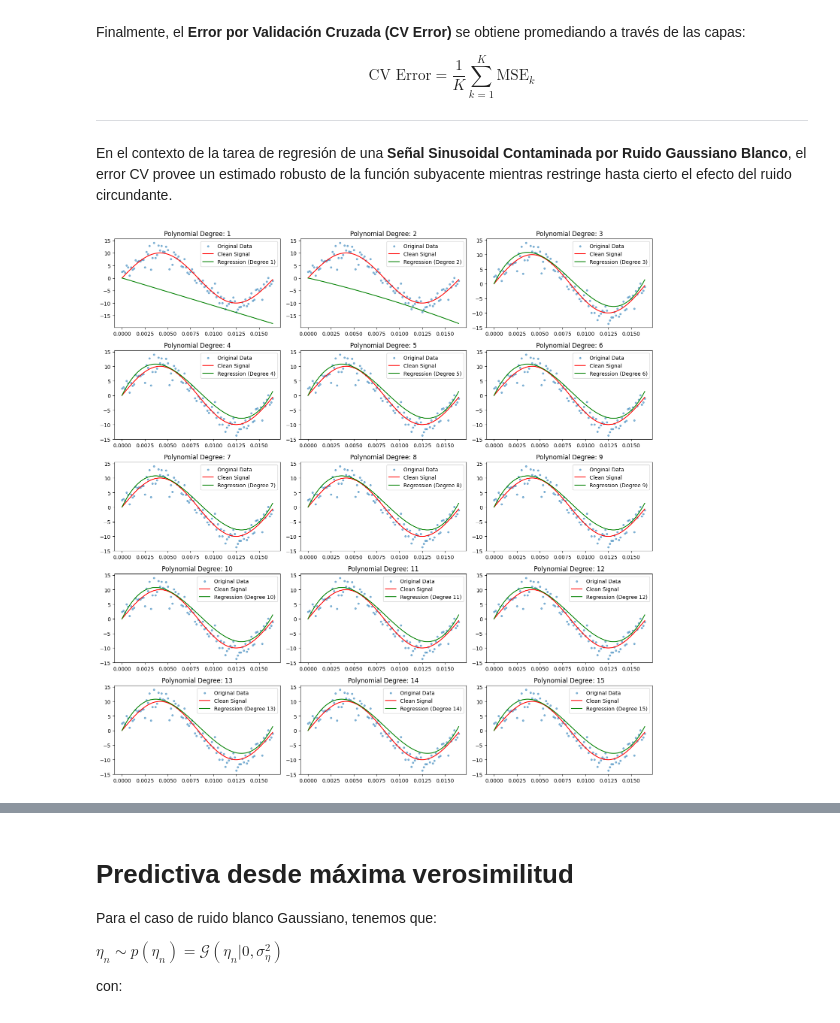
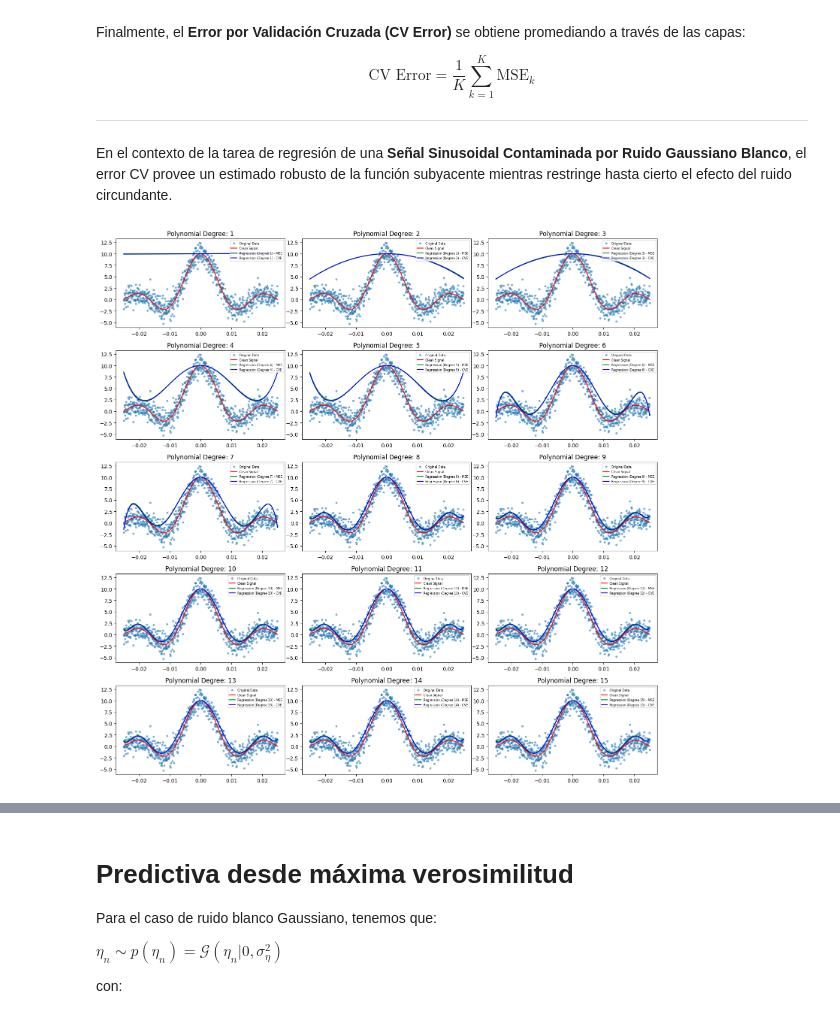
Before and after one commit to JuanJGalindo/ML-Theory, a Jupyter notebook: Tarea4/Estimators_CrossValidationError.ipynb, the cells around one changed output, grey strips where cells are left out. Drawn from its saved outputs; the diff is of its cells as text; code cells hidden in the pictures.

```diff
--- a/Tarea4/Estimators_CrossValidationError.ipynb
+++ b/Tarea4/Estimators_CrossValidationError.ipynb
@@ -240,11 +240,12 @@ $\eta \sim \mathscr{G}(\eta_n|0,\sigma^2_\eta)$
 Fo = 60           # Fundamental Frecuency
 A = 10            # Signal Amplitude
 To = 1/Fo         # Fundamental Period
-Fs = 100*Fo       # Sampling Frecuency according to Nyquist Criteria
-X = np.arange(0, To, 1/Fs) # Input Vector over 3 Periods with 1/T Steps
+Fs = 250*Fo       # Sampling Frecuency according to Nyquist Criteria
+X = np.arange(-1.5*To, 1.5*To, 1/Fs) # Input Vector over 3 Centered Periods with 1/T Steps
 
 snrdB = np.array([1,2,5,10]) # Noise Power Vector
-tt = A*np.sin(2*np.pi*Fo*X)  # Clean Objective Signal
+arg = 2*np.pi*Fo*X # Argument for Sinusoidal Signal
+tt = A*np.sin(arg) / arg  # Clean Objective Signal
 
 # Signal Contaminated with Gaussian White Noise
 #t = tt + np.sqrt(varSNR(tt, snrdB[-1])) * np.random.randn(len(X))
@@ -364,13 +365,13 @@ for i in degrees:
   PhiArr.append(Phi)
 
   # Full Training Set Fitting and Predictions
-  XTrainFull, XTestFull, yTrainFull, yTestFull = train_test_split(Phi, tArr[0], test_size=0.2, random_state=0)
+  XTrainFull, XTestFull, yTrainFull, yTestFull = train_test_split(Phi, tArr[-1], test_size=0.2, random_state=0)
   XTrainArr.append(XTrainFull)
   XTestArr.append(XTestFull)
   yTrainArr.append(yTrainFull)
   yTestArr.append(yTestFull)
 
-  regFull = Ridge(alpha=5e-16)
+  regFull = Ridge(alpha=1e-28)
   regFull.fit(XTrainFull, yTrainFull)
   yPredFull = regFull.predict(XTestFull)
   trainedModels.append(regFull)
@@ -387,7 +388,7 @@ for i in degrees:
     XTrain, XTest = Phi[trainIndex], Phi[testIndex]
     yTrain, yTest = tArr[-1][trainIndex], tArr[-1][testIndex]
 
-    reg = Ridge(alpha=5e-16)
+    reg = Ridge(alpha=1e-28)
     reg.fit(XTrain, yTrain)
     yPred = reg.predict(XTest)
     foldMSE.append(mean_squared_error(yTest, yPred))
@@ -397,26 +398,28 @@ for i in degrees:
   coefficientsKFold.append(np.mean(coefficientsFold, axis=0))
   CVErrors.append(np.mean(foldMSE))
 # %%
-# Regressions Visualizations - Without CrossValidation
+# Regressions Visualizations
 fig, axes = plt.subplots(5, 3, figsize=(15, 15))
 axes = axes.flatten()
 
 for i, degree in enumerate(degrees):
   ax = axes[i]
 
   # Calculate the regression line using the stored coefficients and the original X range
-  y = PhiArr[i] @ coefficientsFull[i].T
+  yMSE = A + PhiArr[i] @ coefficientsFull[i].T
+  yCV = A + PhiArr[i] @ coefficientsKFold[i].T
 
   # Plotting the regression line and the ML variance area
   ax.scatter(X.flatten(), tArr[-1].flatten(), label='Original Data', s=10, alpha=0.5)
   ax.plot(X.flatten(), tt.flatten(), c='r', label='Clean Signal')
 
   # Plot the regression line using the original X values
-  ax.plot(X.flatten(), y.flatten(), c='g', label=f'Regression (Degree {degree})')
+  ax.plot(X.flatten(), yMSE.flatten(), c='g', label=f'Regression (Degree {degree}) - MSE')
+  ax.plot(X.flatten(), yCV.flatten(), c='b', label=f'Regression (Degree {degree}) - CVE')
   ax.set_title(f'Polynomial Degree: {degree}')
-  ax.legend()
+  ax.legend(loc='upper right', fontsize='xx-small')
 
 plt.tight_layout()
 plt.show()
 # %% [output]
-[figure, old version]
+[figure, new version]
```
Also changed, not shown: parts of 18 cells of this notebook.
